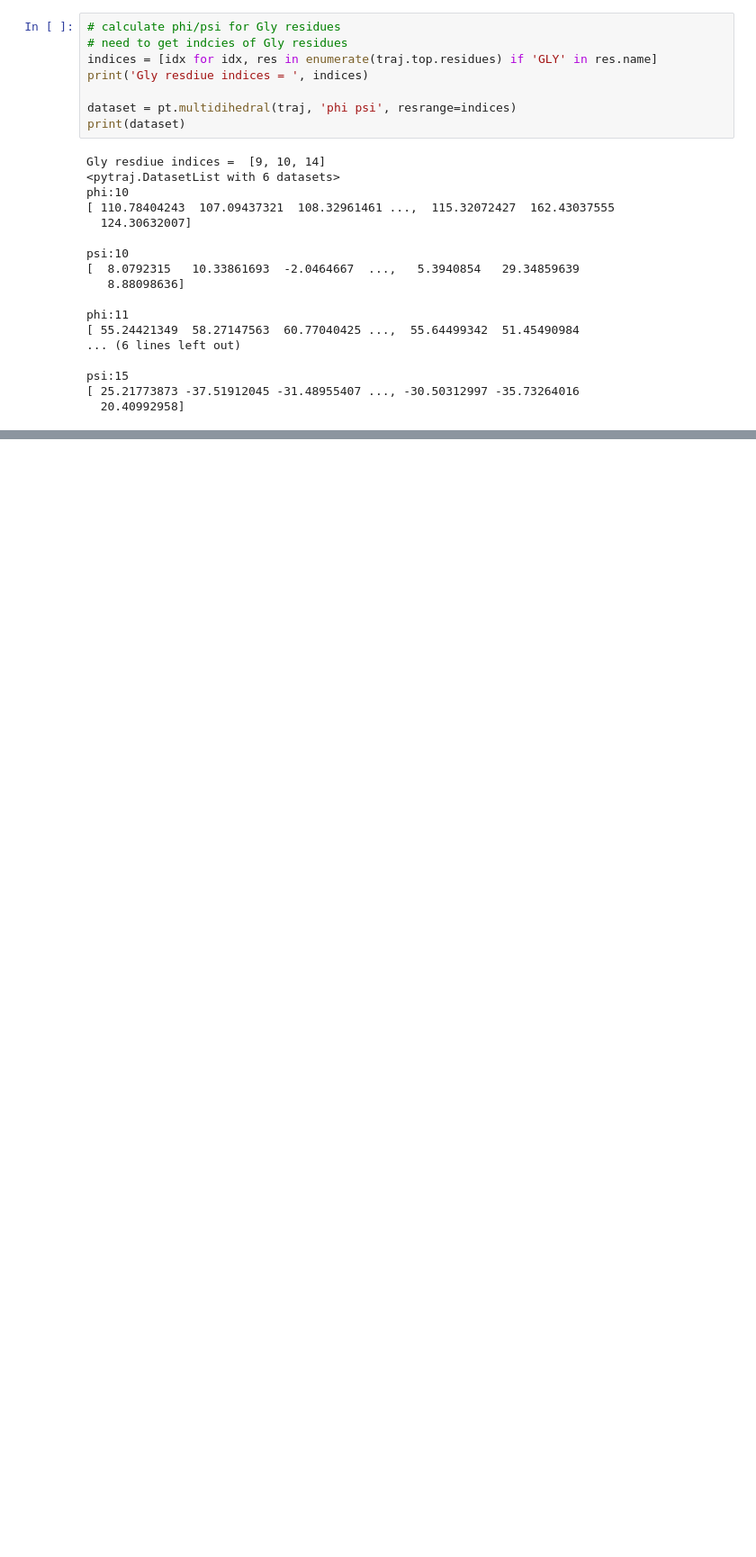
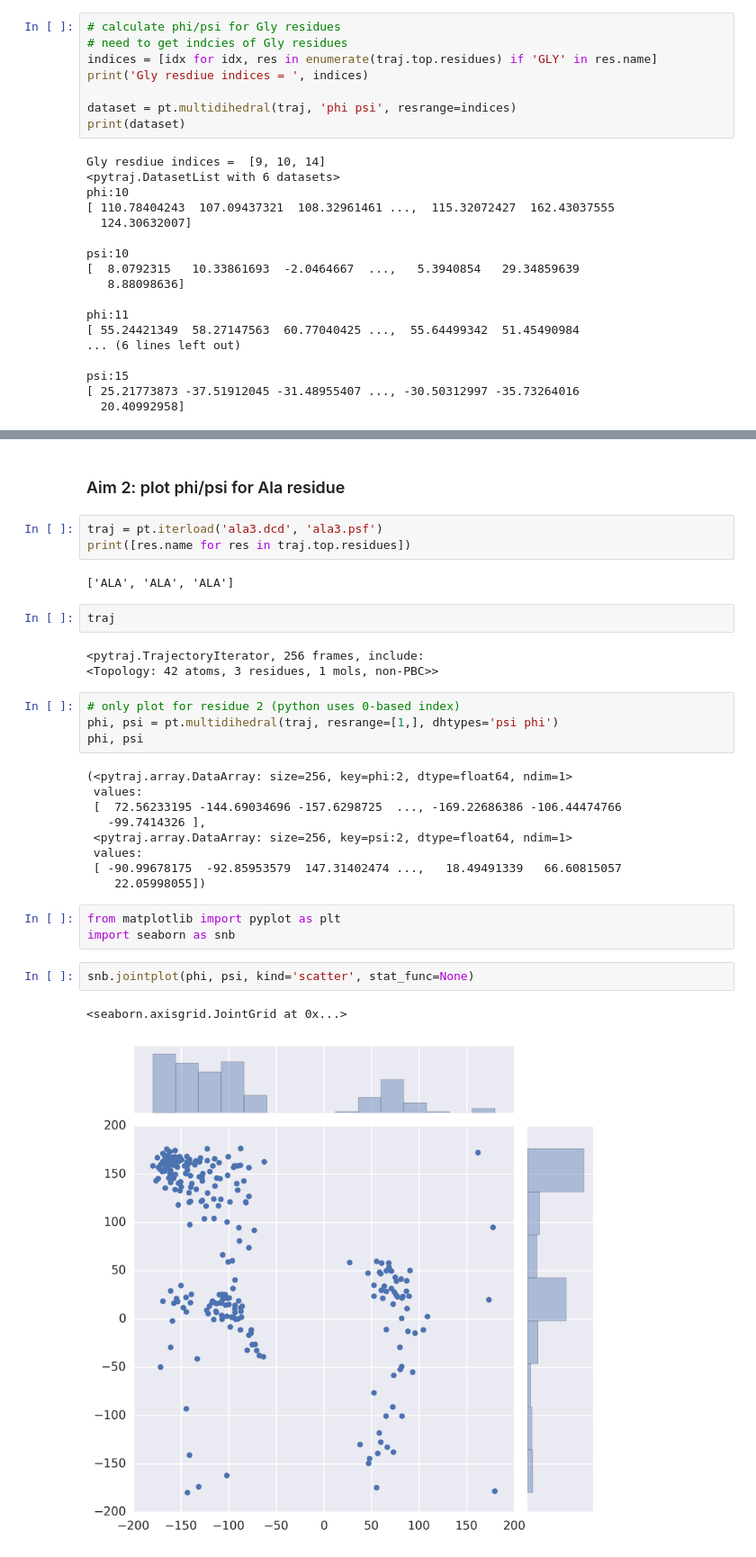
Before and after one commit to Amber-MD/pytraj, a Jupyter notebook: doc/build/html/tutorials/plot_phi_psi_trpcage_evaluated.ipynb, the cells around one changed output, grey strips where cells are left out. Shown at 90% size. Saved outputs shown, nothing was run; the diff lists cells and outputs as text; blank space fills up the shorter version.

```diff
--- a/doc/build/html/tutorials/plot_phi_psi_trpcage_evaluated.ipynb
+++ b/doc/build/html/tutorials/plot_phi_psi_trpcage_evaluated.ipynb
@@ -72,0 +73,33 @@ plt.scatter(phi, psi, alpha=0.5, c=colors)
+# %% [markdown]
+### Aim 2: plot phi/psi for Ala residue
+# %%
+traj = pt.iterload('ala3.dcd', 'ala3.psf')
+print([res.name for res in traj.top.residues])
+# %% [output]
+['ALA', 'ALA', 'ALA']
+# %%
+traj
+# %% [output]
+<pytraj.TrajectoryIterator, 256 frames, include:
+<Topology: 42 atoms, 3 residues, 1 mols, non-PBC>>
+# %%
+# only plot for residue 2 (python uses 0-based index)
+phi, psi = pt.multidihedral(traj, resrange=[1,], dhtypes='psi phi')
+phi, psi
+# %% [output]
+(<pytraj.array.DataArray: size=256, key=phi:2, dtype=float64, ndim=1>
+ values:
+ [  72.56233195 -144.69034696 -157.6298725  ..., -169.22686386 -106.44474766
+   -99.7414326 ],
+ <pytraj.array.DataArray: size=256, key=psi:2, dtype=float64, ndim=1>
+ values:
+ [ -90.99678175  -92.85953579  147.31402474 ...,   18.49491339   66.60815057
+    22.05998055])
+# %%
+from matplotlib import pyplot as plt
+import seaborn as snb
+# %%
+snb.jointplot(phi, psi, kind='scatter', stat_func=None)
+# %% [output]
+<seaborn.axisgrid.JointGrid at 0x...>
+[figure, added]
```
Also changed, not shown: parts of 2 cells of this notebook, 10 other files.
